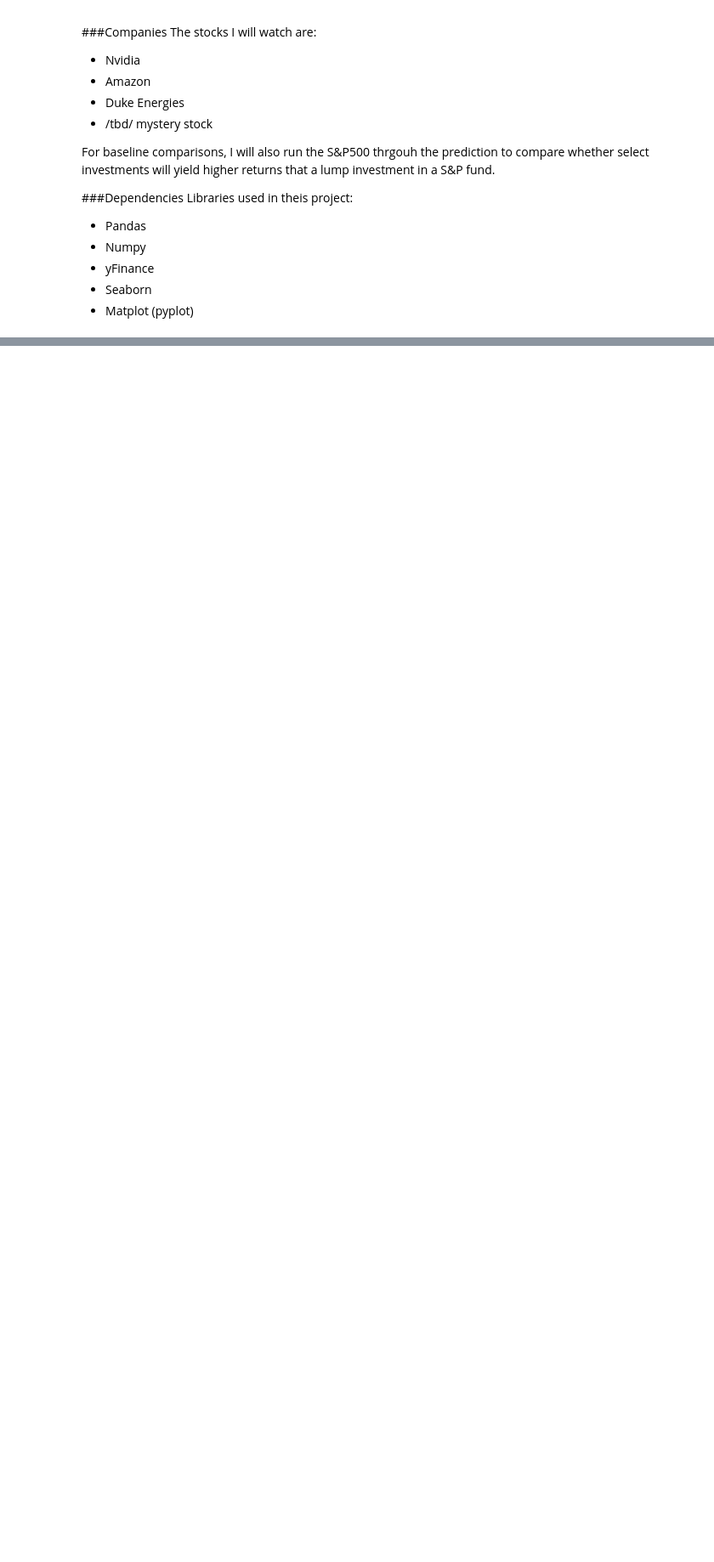
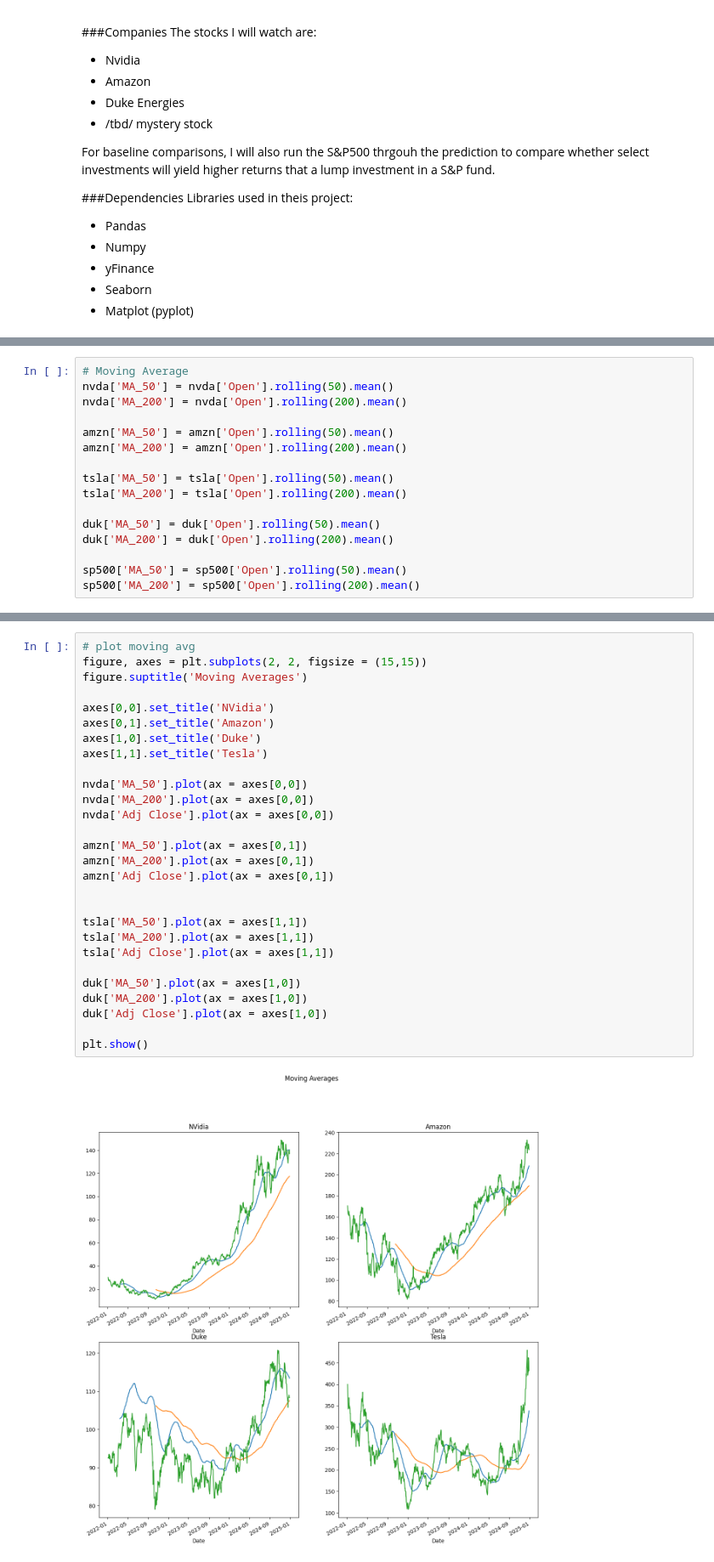
Before and after one commit to swsmith25/Sample_TA, a Jupyter notebook: Sample_Technical_Analyst.ipynb, the cells around one changed output, grey strips where cells are left out. Shown at 85% size. Drawn from its saved outputs; the diff is of its cells as text; blank space fills up the shorter version.

```diff
--- a/Sample_Technical_Analyst.ipynb
+++ b/Sample_Technical_Analyst.ipynb
@@ -117,0 +168,16 @@ max     3.065906e+08
+# %%
+# Moving Average
+nvda['MA_50'] = nvda['Open'].rolling(50).mean()
+nvda['MA_200'] = nvda['Open'].rolling(200).mean()
+
+amzn['MA_50'] = amzn['Open'].rolling(50).mean()
+amzn['MA_200'] = amzn['Open'].rolling(200).mean()
+
+tsla['MA_50'] = tsla['Open'].rolling(50).mean()
+tsla['MA_200'] = tsla['Open'].rolling(200).mean()
+
+duk['MA_50'] = duk['Open'].rolling(50).mean()
+duk['MA_200'] = duk['Open'].rolling(200).mean()
+
+sp500['MA_50'] = sp500['Open'].rolling(50).mean()
+sp500['MA_200'] = sp500['Open'].rolling(200).mean()
@@ -117,0 +199,30 @@ max     3.065906e+08
+# %%
+# plot moving avg
+figure, axes = plt.subplots(2, 2, figsize = (15,15))
+figure.suptitle('Moving Averages')
+
+axes[0,0].set_title('NVidia')
+axes[0,1].set_title('Amazon')
+axes[1,0].set_title('Duke')
+axes[1,1].set_title('Tesla')
+
+nvda['MA_50'].plot(ax = axes[0,0])
+nvda['MA_200'].plot(ax = axes[0,0])
+nvda['Adj Close'].plot(ax = axes[0,0])
+
+amzn['MA_50'].plot(ax = axes[0,1])
+amzn['MA_200'].plot(ax = axes[0,1])
+amzn['Adj Close'].plot(ax = axes[0,1])
+
+
+tsla['MA_50'].plot(ax = axes[1,1])
+tsla['MA_200'].plot(ax = axes[1,1])
+tsla['Adj Close'].plot(ax = axes[1,1])
+
+duk['MA_50'].plot(ax = axes[1,0])
+duk['MA_200'].plot(ax = axes[1,0])
+duk['Adj Close'].plot(ax = axes[1,0])
+
+plt.show()
+# %% [output]
+[figure, added]
```
Also changed, not shown: parts of 9 cells of this notebook.
